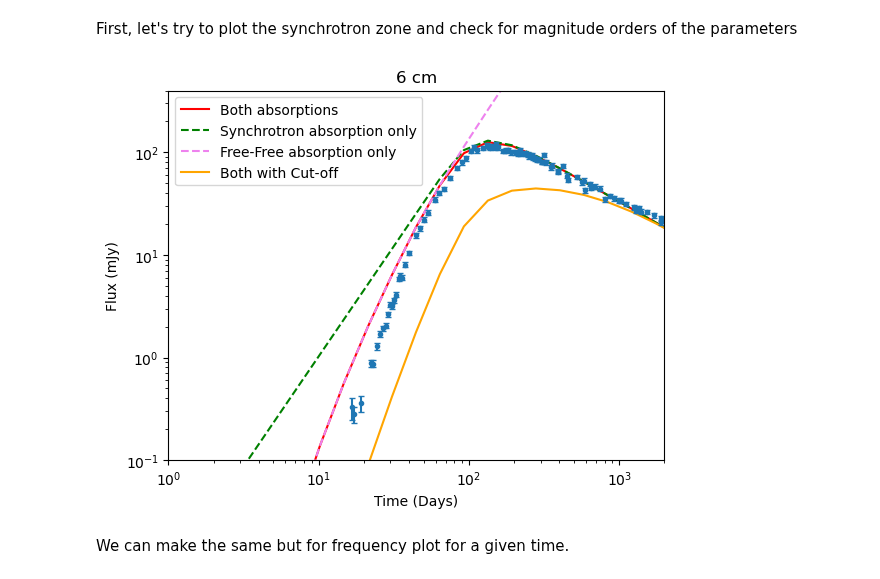
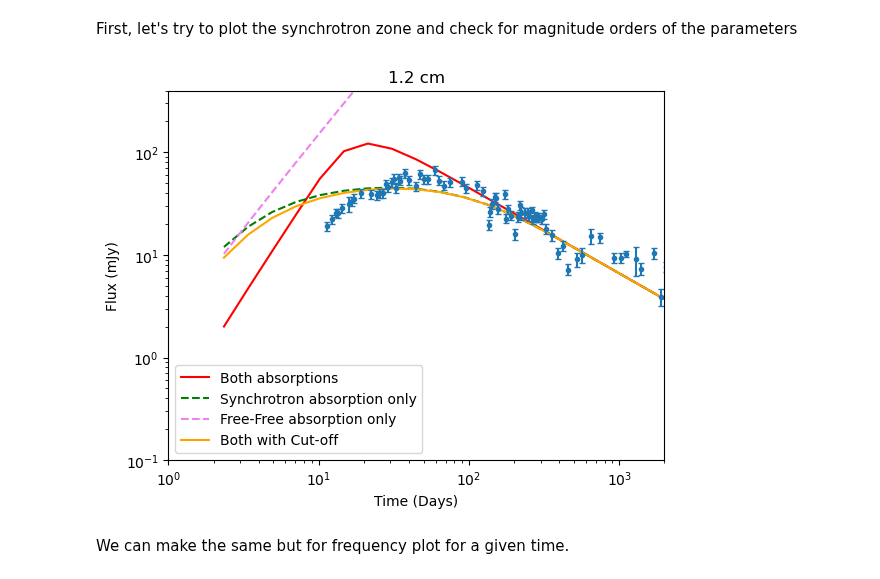
Before and after one commit to Camachoadri/JAEICU2024, a Jupyter notebook: Supernova SN1993J/SN1993J_Synchrotron.ipynb, the cells around one changed output. Drawn from its saved outputs; the diff is of its cells as text; code cells hidden in the pictures.

Commit message:
Different aproach for the numerical integration, but nothing

```diff
--- a/Supernova SN1993J/SN1993J_Synchrotron.ipynb
+++ b/Supernova SN1993J/SN1993J_Synchrotron.ipynb
@@ -728,8 +778,8 @@ def SpecIntSynch(p, B, N, radius, time, shellRadius, frequency, s, Emin, Emax, I
     :I: specific intensity at the given frequency
     """
 
-    S =SourceFuncSynch(p, B, N, frequency)
-    kappa= SynchrotronAbsorptionCoeff(p, B, N, frequency)
+    S = SourceFuncSynchNumerical(p, B, N, frequency, Emin, Emax)
+    kappa= SynchrotronAbsorptionCoeffNumerical(p, B, N, frequency, Emin, Emax)
     Te=ThermalElectronsTemp(radius)
     Ne=ThermalElectronDensity(radius, s)
 
@@ -755,8 +805,8 @@ def SpecIntFF(p, B, N, radius, time, shellRadius, frequency, s, Emin, Emax, I0=0
     :I: specific intensity at the given frequency
     """
 
-    S =SourceFuncSynch(p, B, N, frequency)
-    kappa= SynchrotronAbsorptionCoeff(p, B, N, frequency)
+    S = SourceFuncSynchNumerical(p, B, N, frequency, Emin, Emax)
+    kappa= SynchrotronAbsorptionCoeffNumerical(p, B, N, frequency, Emin, Emax)
     Te=ThermalElectronsTemp(radius)
     Ne=ThermalElectronDensity(radius, s)
     kappa_ff=FreeFreeAbsorptionCoeff(Te, Ne,frequency)
@@ -952,40 +1002,40 @@ I0=0
 
 
 #Select data
-i=3
+i=0
 t=np.logspace(np.log10(time0), 5, num=30, base=10)
 
 frequency= wavelenghttofreq(float(data[i][0])*u.cm).cgs.value
 
 x= data[i][1].Days
 y=data[i][1].Flux
 err= data[i][1].Error
 
 
 F1= 1e3*FluxatTFull(t, time0, frequency, p, B0, N0, d, r0, s, Emin=Emin0, Emax=Emax0) #The data is in mJy
 F2= 1e3*FluxatTSynch(t, time0, frequency, p, B0, N0, d, r0, s, Emin=Emin0, Emax=Emax0) #The data is in mJy
 F3= 1e3*FluxatTFF(t, time0, frequency, p, B0, N0, d, r0, s, Emin=Emin0, Emax=Emax0) #The data is in mJy
 F4= 1e3*FluxatTFullNumerical(t, time0, frequency, p, B0, N0, d, r0, s, Emin=Emin0, Emax=Emax0) #The data is in mJy
 
 
 plt.plot(t,F1, c='red', label= 'Both absorptions')
 plt.plot(t,F2, c='green', linestyle='dashed', label= 'Synchrotron absorption only')
 plt.plot(t,F3, c='violet', linestyle='dashed', label= 'Free-Free absorption only')
 plt.plot(t,F4, c='orange', linestyle='solid', label= 'Both with Cut-off')
 plt.errorbar(x,y, yerr= err,fmt = '.', capsize=2)
 
 
 plt.xscale("log")
 plt.yscale("log")
 plt.ylim(0.1,400)
 plt.xlim(1,2000)
 plt.ylabel("Flux (mJy)")
 plt.xlabel("Time (Days)")
 plt.title(f'{data[i][0]} cm')
 plt.legend()
 plt.show()
 # %% [output]
-[figure, old version]
+[figure, new version]
 # %% [markdown]
 We can make the same but for frequency plot for a given time.
 # %%
```
Also changed, not shown: parts of 7 cells of this notebook.
